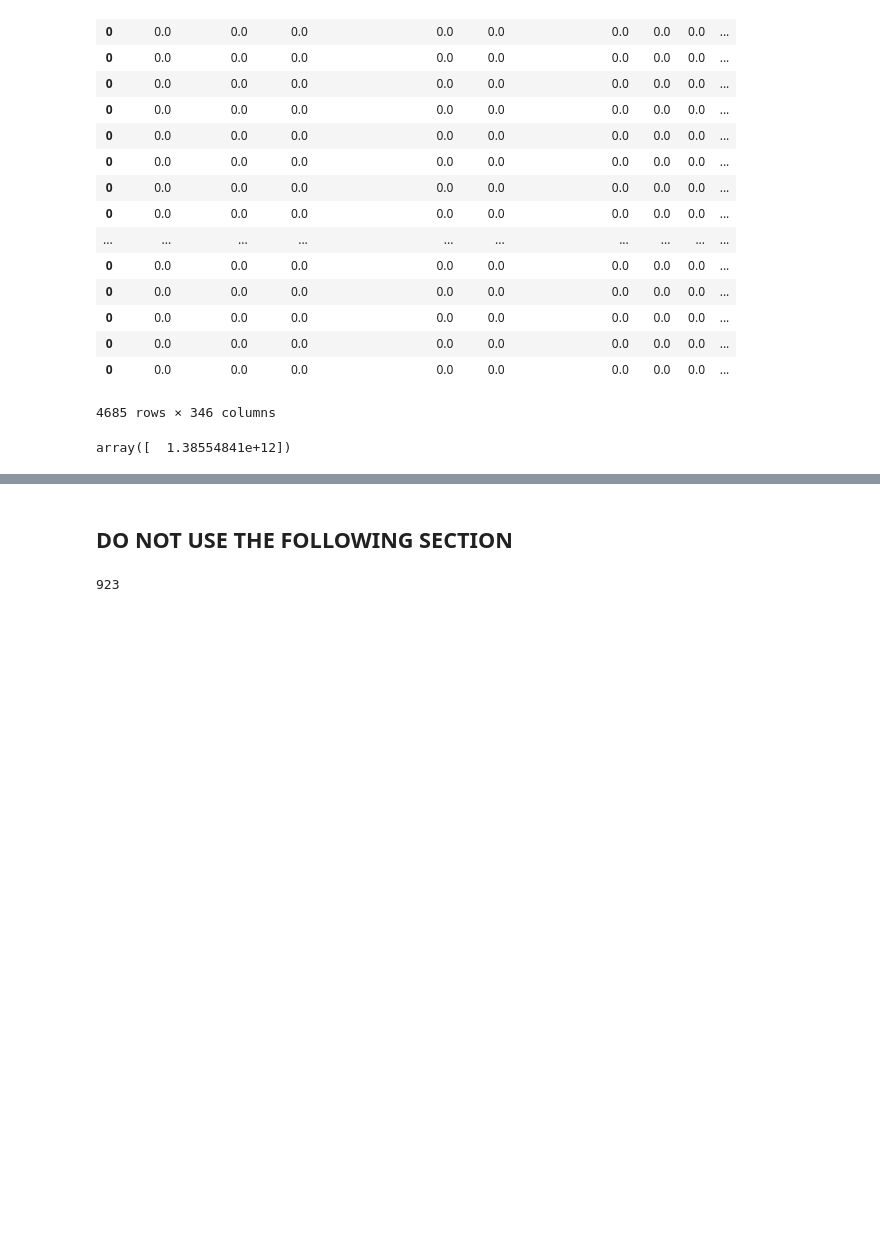
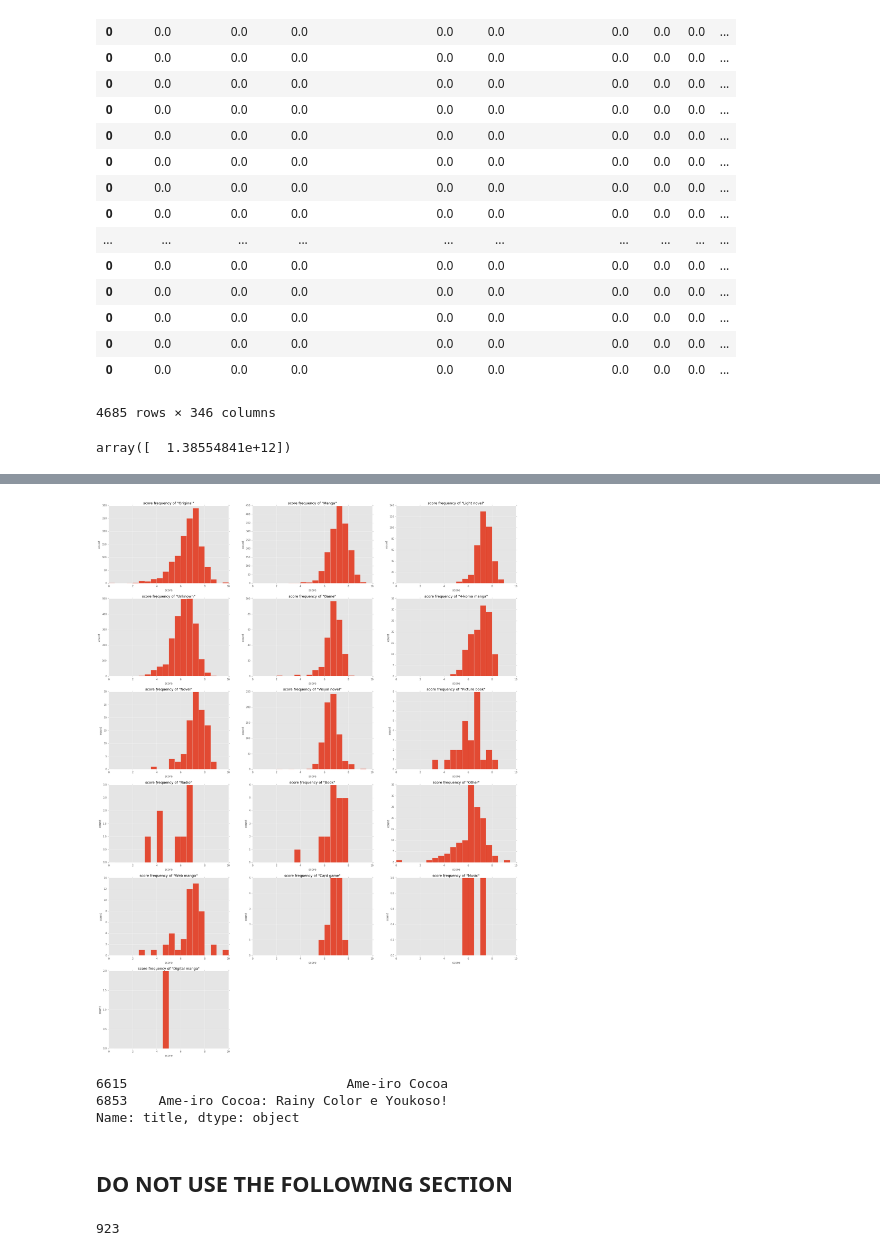
Before and after one commit to FourSwordKirby/MALDataScience, a Jupyter notebook: more_stats.ipynb, the cells around one changed output, grey strips where cells are left out. Saved outputs shown, nothing was run; the diff lists cells and outputs as text; code cells hidden in the pictures; blank space fills up the shorter version.

Commit message:
Added histograms of source.

```diff
--- a/more_stats.ipynb
+++ b/more_stats.ipynb
@@ -78,7 +111,8 @@ MAL_df['bayes_score'] = (MAL_df['norm_score']*MAL_df['score_users'] + 1.0) / (MA
 # %%
-def build_studios_set(df):
-    split = split_field(df[['id', 'studios']], 'studios')
-    split.dropna(axis=0, subset=['studios'], inplace=True)
-    return set(split['studios'])
+def build_source_set(df):
+    data = df['source'].copy()
+    data.dropna(axis=0, inplace=True)
+    return data.unique()
 
-all_studios = build_studios_set(MAL_df)
+all_sources = build_source_set(MAL_df)
+all_sources
@@ -565,6 +559,3 @@ Got 1112 feature examples from 1112 raw examples
-# %%
-def make_source_features(df, source_names);
-    return
 # %%
 from sklearn import linear_model
 
@@ -683,0 +677,11 @@ array([  1.38554841e+12])
+# %%
+def make_source_features(df, source_names):
+    new_df = df[['id', 'source']].copy()
+    for source in source_names:
+        new_df[source] = new_df['source'].apply(lambda s: s == source).astype(float)
+    combined = pd.merge(df, new_df, how='left', left_on='id', right_on='id')
+    return combined[source_names]
+
+source_features = make_source_features(train_df, all_sources)
+source_features['title'] = train_df['title'].reset_index(drop=True)
+source_features.head()
@@ -683,0 +713,3 @@ array([  1.38554841e+12])
+# %%
+with_sources = pd.merge(MAL_df, make_source_features(MAL_df, all_sources), how='inner', left_index=True, right_index=True)
+with_sources.head()[['title'] + list(all_sources)]
@@ -684,3 +723,21 @@ array([  1.38554841e+12])
+# %%
+matplotlib.rcParams['figure.figsize'] = (30.0, 40.0)
+i = 1
+for source in all_sources:
+    plt.subplot(6, 3, i)
+    plt.hist(with_sources[with_sources[source] == 1.0]['score'], bins=20, range=[0.0,10.0])
+    plt.xlabel('score')
+    plt.ylabel('count')
+    plt.title('score frequency of "%s"' % source)
+    i += 1
+# %% [output]
+[figure, added]
+# %%
+with_sources[with_sources['Digital manga'] == 1]['title']
+# %% [output]
+6615                            Ame-iro Cocoa
+6853    Ame-iro Cocoa: Rainy Color e Youkoso!
+Name: title, dtype: object
 # %% [markdown]
 ## DO NOT USE THE FOLLOWING SECTION
 # %%
```
Also changed, not shown: parts of 11 cells of this notebook.
